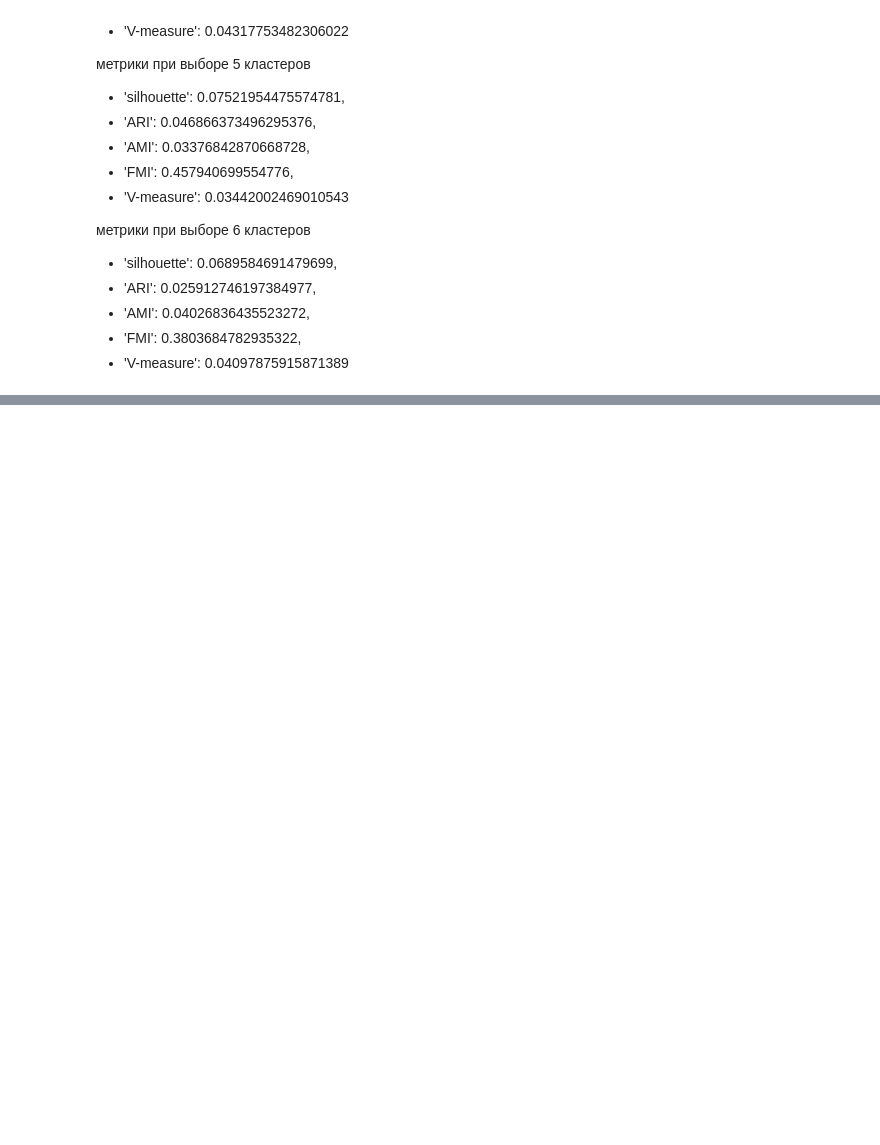
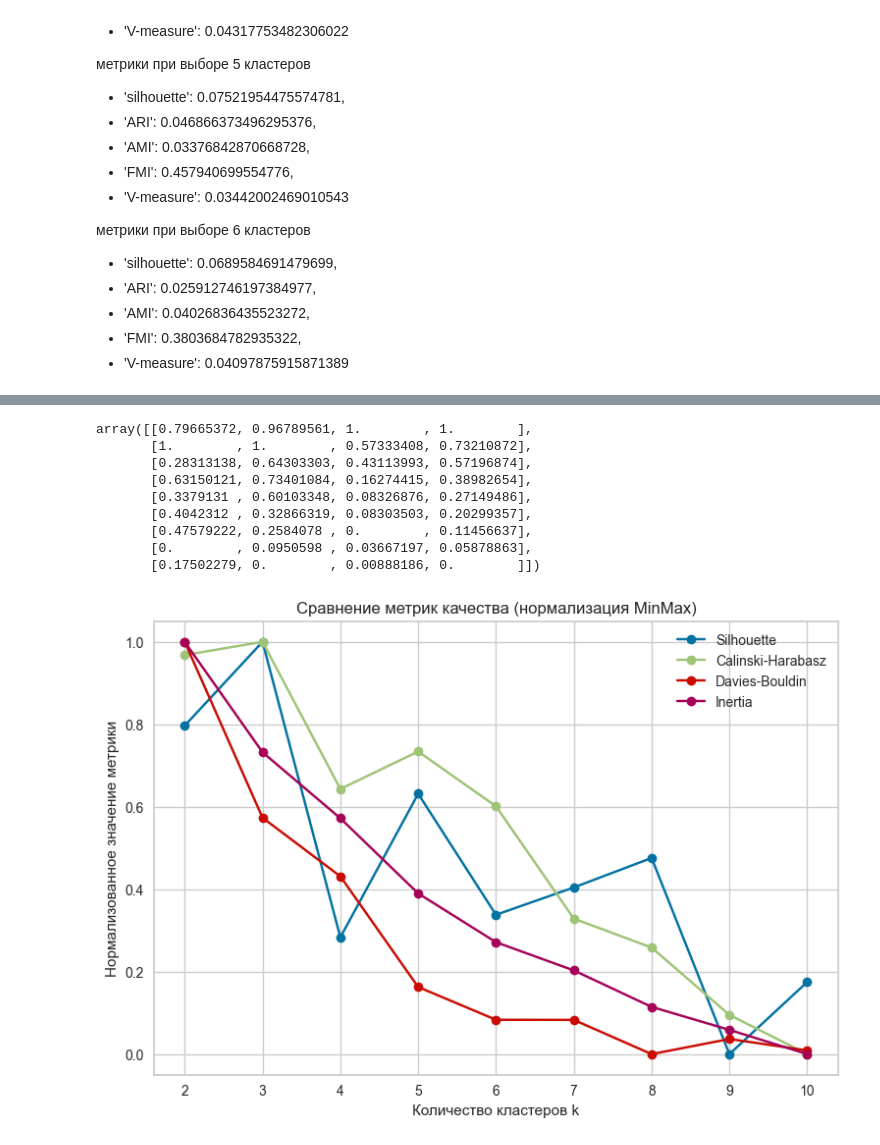
Before and after one commit to witcher770/sem_5_data_analiz, a Jupyter notebook: ЛР4_Уряшов_4.ipynb, the cells around one changed output, grey strips where cells are left out. Drawn from its saved outputs; the diff is of its cells as text; code cells hidden in the pictures; blank space fills up the shorter version.

```diff
--- a/ЛР4_Уряшов_4.ipynb
+++ b/ЛР4_Уряшов_4.ipynb
@@ -362,0 +435,37 @@ metrics_agg
+# %%
+from sklearn.preprocessing import MinMaxScaler
+import numpy as np
+
+metrics_values = np.column_stack([
+    silhouette,
+    calinski,
+    davies,
+    inertia
+])
+
+scaler = MinMaxScaler()
+metrics_norm = scaler.fit_transform(metrics_values)
+display(metrics_norm)
+plt.figure(figsize=(9,6))
+plt.plot(ks, metrics_norm[:,0], marker='o', label='Silhouette')
+plt.plot(ks, metrics_norm[:,1], marker='o', label='Calinski-Harabasz')
+plt.plot(ks, metrics_norm[:,2], marker='o', label='Davies-Bouldin')
+plt.plot(ks, metrics_norm[:,3], marker='o', label='Inertia')
+
+plt.xlabel('Количество кластеров k')
+plt.ylabel('Нормализованное значение метрики')
+plt.title('Сравнение метрик качества (нормализация MinMax)')
+plt.legend()
+plt.grid(True)
+plt.show()
+# %% [output]
+array([[0.79665372, 0.96789561, 1.        , 1.        ],
+       [1.        , 1.        , 0.57333408, 0.73210872],
+       [0.28313138, 0.64303303, 0.43113993, 0.57196874],
+       [0.63150121, 0.73401084, 0.16274415, 0.38982654],
+       [0.3379131 , 0.60103348, 0.08326876, 0.27149486],
+       [0.4042312 , 0.32866319, 0.08303503, 0.20299357],
+       [0.47579222, 0.2584078 , 0.        , 0.11456637],
+       [0.        , 0.0950598 , 0.03667197, 0.05878863],
+       [0.17502279, 0.        , 0.00888186, 0.        ]])
+[figure, added]
```
Also changed, not shown: parts of 16 cells of this notebook.
